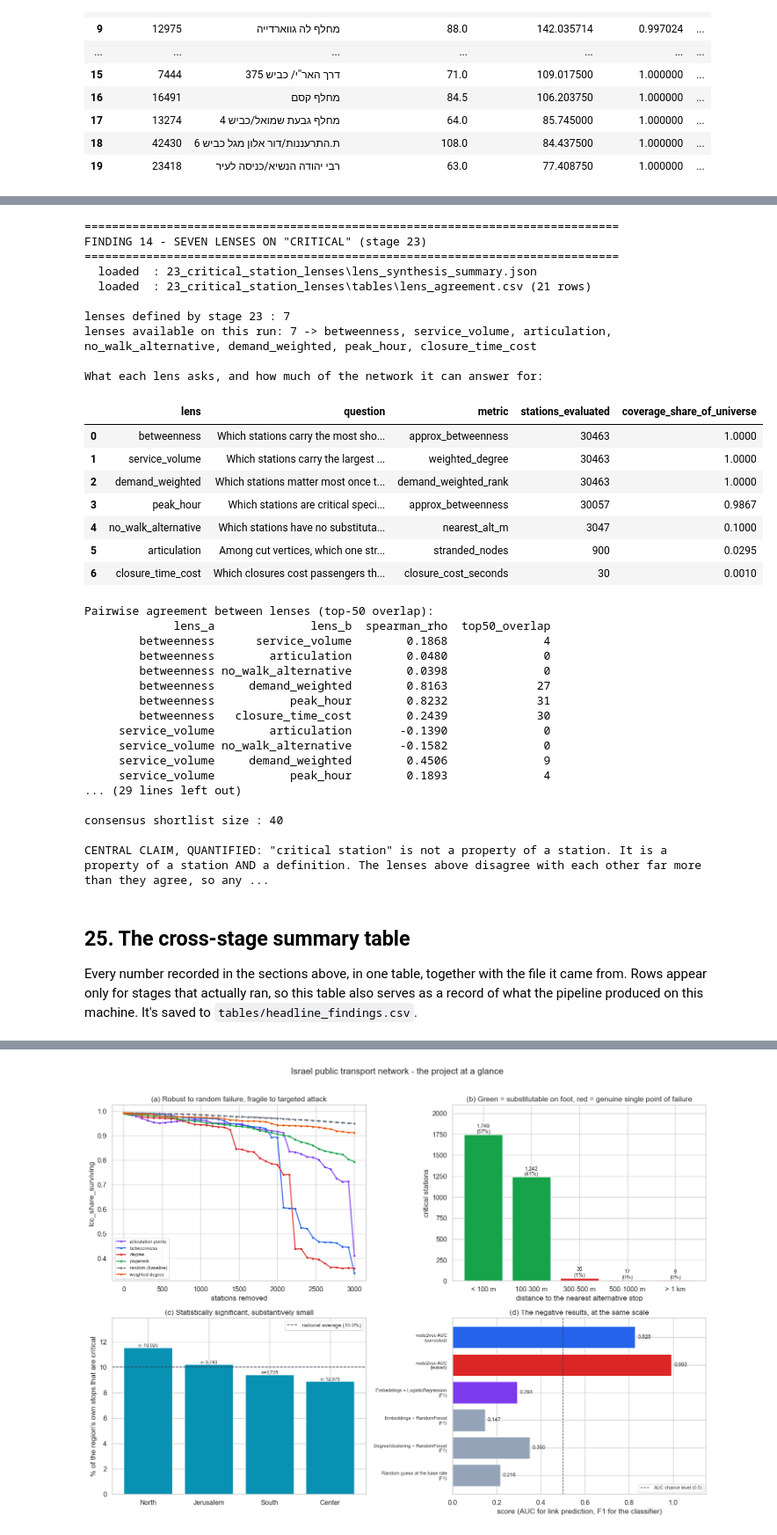
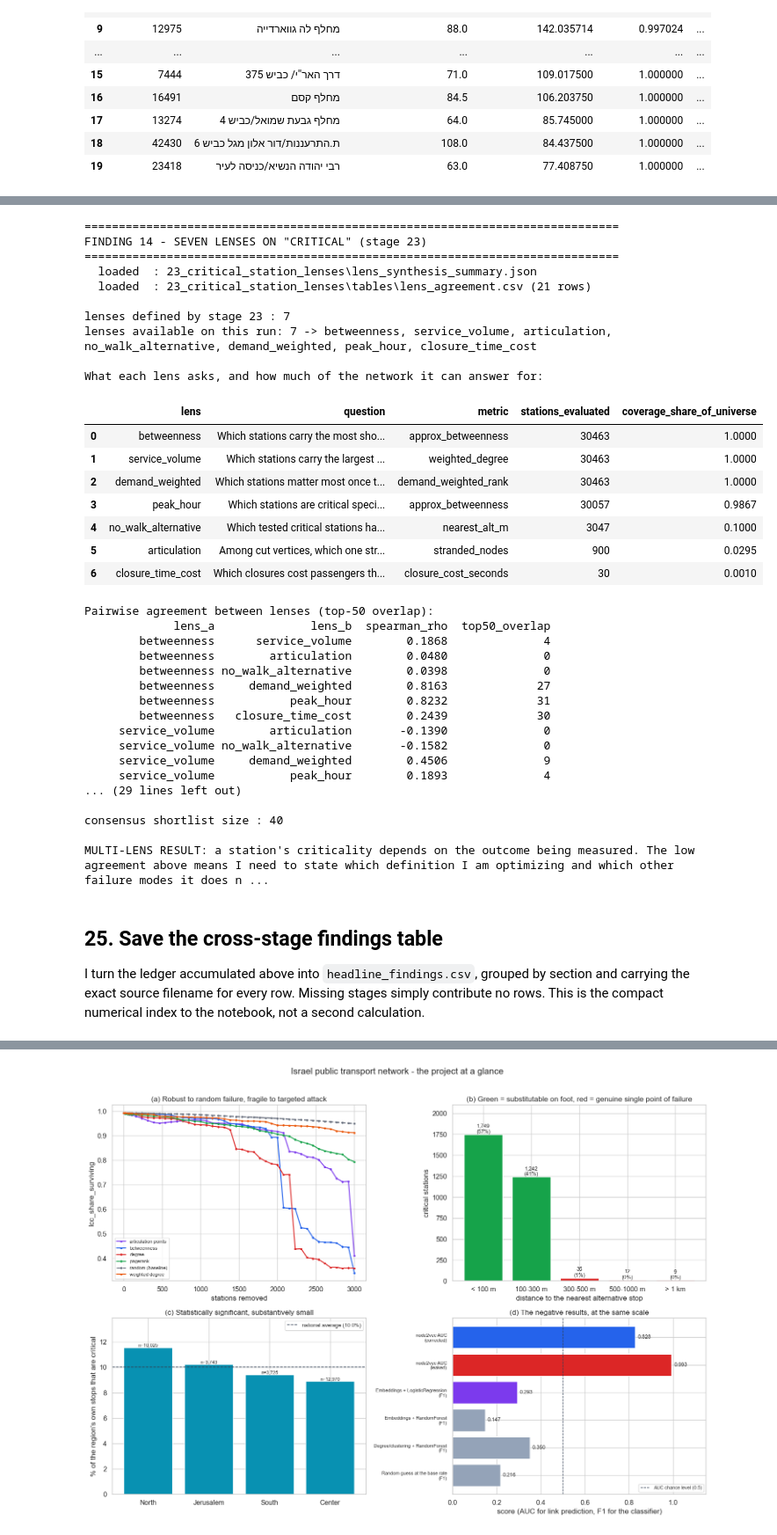
Before and after one commit to seanfourman/israel-transit-network-resilience, a Jupyter notebook: notebooks/24_conclusions.ipynb, the cells around one changed output, grey strips where cells are left out. Shown at 88% size. Drawn from its saved outputs; the diff is of its cells as text; code cells hidden in the pictures.

Commit message:
Refactor code structure and remove redundant sections for improved readability and maintainability

```diff
--- a/notebooks/24_conclusions.ipynb
+++ b/notebooks/24_conclusions.ipynb
@@ -2091,20 +1923,23 @@ else:
                 print(('  ' + str(k)).ljust(46), fmt(v, 4))
     if hubs is not None and len(hubs):
         print()
-        print('transfer hubs found :', format(len(hubs), ','))
+        print('rows in transfer_hubs.csv             :', format(len(hubs), ','))
         modes_col = pick_col(hubs, 'n_modes', 'modes', 'mode_count')
         name_col = pick_col(hubs, 'stop_name', 'name')
         score_col = pick_col(hubs, 'hub_score', 'score', 'transfer_score')
-        record('17', 'multimodal', 'multimodal transfer hubs identified', len(hubs),
-               'transfer_hubs.csv')
         if modes_col is not None:
             m = pd.to_numeric(hubs[modes_col], errors='coerce')
+            strict_hubs = hubs[m >= 2].copy()
+            print('strict multimodal hubs (n_modes >= 2) :', format(len(strict_hubs), ','))
+            record('17', 'multimodal', 'multimodal transfer hubs identified',
+                   len(strict_hubs), 'transfer_hubs.csv', 'defined here as n_modes >= 2')
             print('max modes at a single stop :', fmt(m.max()))
             record('17', 'multimodal', 'maximum number of modes meeting at one stop',
                    fmt(m.max()), 'transfer_hubs.csv')
+        display_hubs = strict_hubs if modes_col is not None else hubs
         show_cols = [c for c in [pick_col(hubs, 'stop_id'), name_col, modes_col, score_col] if c]
         if show_cols:
-            display(hubs[show_cols].head(TOP_N).reset_index(drop=True))
+            display(display_hubs[show_cols].head(TOP_N).reset_index(drop=True))
 # %% [output]
 ==============================================================================
 MULTIMODAL TRANSFER HUBS (stage 17 - optional)
@@ -2289,9 +2110,9 @@ else:
                                                errors='coerce').iloc[0], 0))
 
     print()
-    print('HONEST READING: sections 8-17 measure criticality in hops. Stage 18 shows that a '
-          'travel-time definition produces a materially different ranking. The earlier results are '
-          'not wrong, but they answer "which stations carry the most hop-shortest paths", not '
+    print('My interpretation: sections 8-17 measure criticality in hops. Stage 18 shows that '
+          'travel-time weighting produces a materially different ranking. Those sections answer '
+          '"which stations carry the most hop-shortest paths", not '
           '"which stations carry the most time-shortest journeys".')
 # %% [output]
 ==============================================================================
@@ -2362,7 +2170,7 @@ else:
             print()
             print('busiest window :', str(biggest[w_col]), '-', fmt(biggest[n_col]), 'stations')
             print('thinnest window:', str(smallest[w_col]), '-', fmt(smallest[n_col]), 'stations')
-            print('shrinkage      :', pct(shrink, 1), 'of stations lose all service')
+            print('shrinkage      :', pct(shrink, 1), 'fewer active stations')
             record('19', 'time of day', 'stations active in the thinnest service window',
                    str(smallest[w_col]) + ': ' + fmt(smallest[n_col]) + ' of '
                    + fmt(biggest[n_col]) + ' (' + pct(shrink, 1) + ' fewer)',
@@ -2372,7 +2180,7 @@ else:
                 record('19', 'time of day', 'largest-component share, busiest vs thinnest window',
                        pct(biggest[lcc_col], 2) + ' vs ' + pct(smallest[lcc_col], 2),
                        'window_summary.csv',
-                       'the surviving night network stays connected - it is smaller, not broken')
+                       'the night graph stays almost entirely in one main component')
 
     vanished = jget(dyn_json, 'movers', 'vanished_at_offpeak')
     if vanished is not None:
@@ -2614,8 +2411,8 @@ else:
         display(dem_rank[cols].head(TOP_N).reset_index(drop=True))
 
     print()
-    print('WORDING RULE: call this "demand-weighted" or "population-weighted" criticality. Do not '
-          'call it ridership-weighted. No dataset in this project observes a single passenger.')
+    print('Terminology I use: "demand-weighted" or "population-weighted" criticality, not '
+          'ridership-weighted. No dataset in this project observes a single passenger.')
 # %% [output]
 ==============================================================================
 FINDING 12 - DEMAND-WEIGHTED CRITICALITY, A POPULATION PROXY (stage 21)
@@ -2840,8 +2606,8 @@ lens_rows = load_csv('23', 'critical_station_lenses.csv', dtype={'stop_id': str}
 LENS_TOPK = None
 
 if lens_json is None and lens_agree is None and lens_rows is None:
-    print('\nSKIPPED - stage 23 (critical-station lenses) has not been run, so the central '
-          'multi-lens claim is not quantified here.')
+    print('\nSKIPPED - stage 23 (critical-station lenses) has not been run, so the '
+          'multi-lens comparison is unavailable here.')
 else:
     # ---- which lenses exist, and how many stations each one can score
     available = get(lens_json, 'lenses_available', default=[]) or []
@@ -2910,7 +2676,7 @@ else:
                    'mean top-' + fmt(LENS_TOPK) + ' overlap between criticality lenses',
                    pct(overlap_share.mean(), 1), 'lens_agreement.csv')
 
-        # the structural-vs-operational pair: the project's headline claim, quantified
+        # the structural-vs-operational comparison
         if a_col and b_col:
             pair_names = (lens_agree[a_col].astype(str) + ' | ' + lens_agree[b_col].astype(str))
             struct_ops = pair_names.str.contains('service_volume', case=False) & (
@@ -2918,7 +2684,7 @@ else:
                 | pair_names.str.contains('articulation', case=False))
             if struct_ops.any():
                 print()
-                print('STRUCTURAL vs OPERATIONAL criticality - the project headline, quantified:')
+                print('STRUCTURAL vs OPERATIONAL criticality:')
                 for idx in lens_agree[struct_ops].index:
                     row = lens_agree.loc[idx]
                     share = None if overlap_share is None else overlap_share.loc[idx]
@@ -2933,8 +2699,7 @@ else:
                             + ('' if share is None else
                                ', top-' + fmt(LENS_TOPK) + ' overlap ' + pct(share, 0))),
                            'lens_agreement.csv',
-                           'structural vs operational criticality - near-zero overlap is the '
-                           'central claim of the project')
+                           'the structural and operational lists have very little overlap')
 
             if overlap_share is not None:
                 worst_idx = overlap_share.idxmin()
@@ -2999,38 +2764,37 @@ else:
             record('23', 'lens synthesis', 'most lenses ever agreeing on one station',
                    fmt(max_agree) + ' of ' + (fmt(len(available)) if available else 'n/a'),
                    'lens_synthesis_summary.json',
                    'no station is critical under every definition')
 
     shortlist_n = get(lens_json, 'shortlist_size')
     if shortlist_n is not None:
         print()
         print('consensus shortlist size :', fmt(shortlist_n))
         record('23', 'lens synthesis', 'consensus critical-station shortlist',
                shortlist_n, 'critical_station_shortlist.csv',
                'stations ranked by how many lenses place them near the top')
 
     print()
-    print('CENTRAL CLAIM, QUANTIFIED: "critical station" is not a property of a station. It is a '
-          'property of a station AND a definition. The lenses above disagree with each other far '
-          'more than they agree, so any resilience programme must state which definition it is '
-          'optimising - and accept that it is not covering the others.')
+    print('MULTI-LENS RESULT: a station\'s criticality depends on the outcome being measured. '
+          'The low agreement above means I need to state which definition I am optimizing and '
+          'which other failure modes it does not cover.')
 # %% [output]
 ==============================================================================
 FINDING 14 - SEVEN LENSES ON "CRITICAL" (stage 23)
 ==============================================================================
   loaded  : 23_critical_station_lenses\lens_synthesis_summary.json
   loaded  : 23_critical_station_lenses\tables\lens_agreement.csv (21 rows)
 
 lenses defined by stage 23 : 7
 lenses available on this run: 7 -> betweenness, service_volume, articulation, no_walk_alternative, demand_weighted, peak_hour, closure_time_cost
 
 What each lens asks, and how much of the network it can answer for:
 |  | lens | question | metric | stations_evaluated | coverage_share_of_universe |
 | 0 | betweenness | Which stations carry the most sho... | approx_betweenness | 30463 | 1.0000 |
 | 1 | service_volume | Which stations carry the largest ... | weighted_degree | 30463 | 1.0000 |
 | 2 | demand_weighted | Which stations matter most once t... | demand_weighted_rank | 30463 | 1.0000 |
 | 3 | peak_hour | Which stations are critical speci... | approx_betweenness | 30057 | 0.9867 |
-| 4 | no_walk_alternative | Which stations have no substituta... | nearest_alt_m | 3047 | 0.1000 |
+| 4 | no_walk_alternative | Which tested critical stations ha... | nearest_alt_m | 3047 | 0.1000 |
 | 5 | articulation | Among cut vertices, which one str... | stranded_nodes | 900 | 0.0295 |
 | 6 | closure_time_cost | Which closures cost passengers th... | closure_cost_seconds | 30 | 0.0010 |
 Pairwise agreement between lenses (top-50 overlap):
@@ -3049,11 +2813,9 @@ Pairwise agreement between lenses (top-50 overlap):
 
 consensus shortlist size : 40
 
-CENTRAL CLAIM, QUANTIFIED: "critical station" is not a property of a station. It is a property of a station AND a definition. The lenses above disagree with each other far more than they agree, so any ...
+MULTI-LENS RESULT: a station's criticality depends on the outcome being measured. The low agreement above means I need to state which definition I am optimizing and which other failure modes it does n ...
 # %% [markdown]
-## 25. The cross-stage summary table
+## 25. Save the cross-stage findings table
 
-Every number recorded in the sections above, in one table, together with the file it came from. Rows appear only for stages that
-actually ran, so this table also serves as a record of what the pipeline produced on this machine. It's saved to
-`tables/headline_findings.csv`.
+I turn the ledger accumulated above into `headline_findings.csv`, grouped by section and carrying the exact source filename for every row. Missing stages simply contribute no rows. This is the compact numerical index to the notebook, not a second calculation.
 # %%
```
Also changed, not shown: parts of 50 cells of this notebook, 24 other files.
